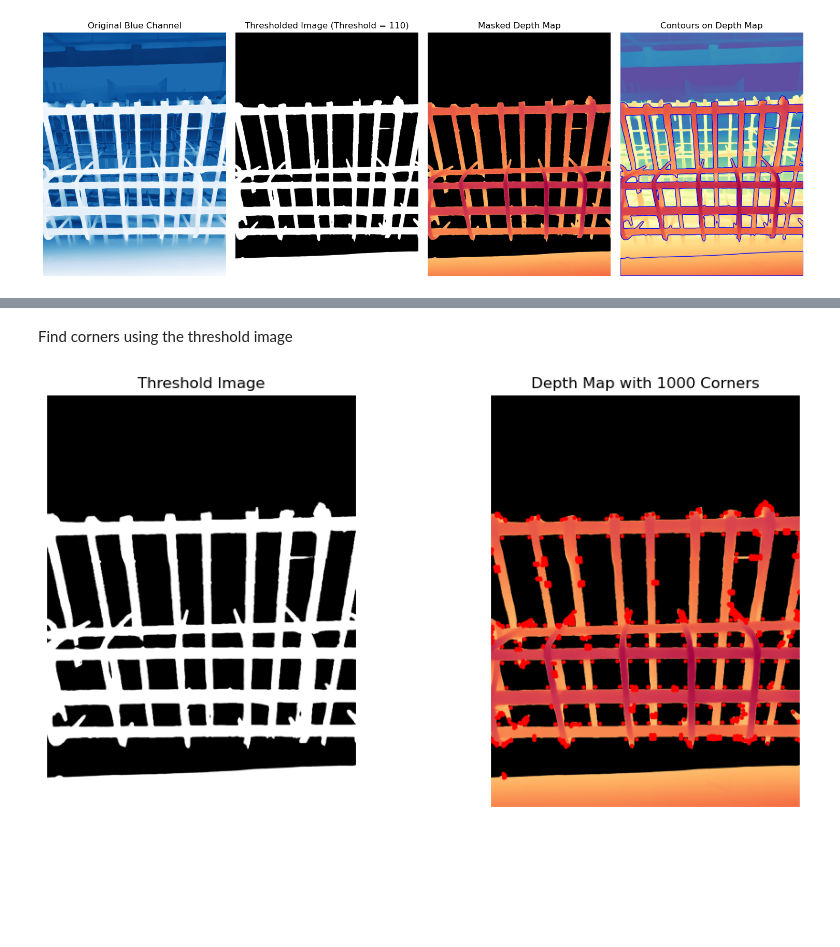
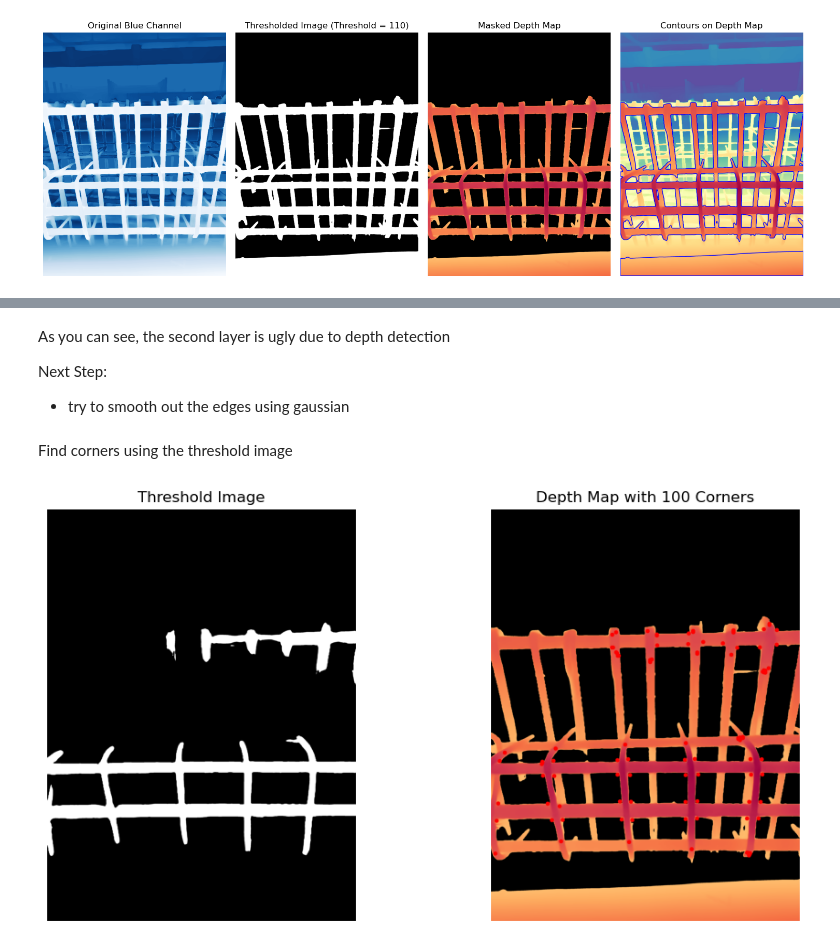
Before and after one commit to HsiaoHungKai/Depth_Models, a Jupyter notebook: corner_detection.ipynb, the cells around one changed output, grey strips where cells are left out. Saved outputs shown, nothing was run; the diff lists cells and outputs as text; code cells hidden in the pictures; blank space fills up the shorter version.

Commit message:
Layers separation

```diff
--- a/corner_detection.ipynb
+++ b/corner_detection.ipynb
@@ -99,3 +99,32 @@ plt.tight_layout()
 plt.show()
 # %% [output]
 [figure]
+# %%
+plt.figure(figsize=(15, 5))
+ncols = 3
+
+luminance = 0.299 * depth_map_masked[:,:,0] + 0.587 * depth_map_masked[:,:,1] + 0.114 * depth_map_masked[:,:,2]
+plt.subplot(1, ncols, 1)
+plt.imshow(luminance)
+plt.title('Standard Luminance\n(0.299R + 0.587G + 0.114B)')
+plt.colorbar()
+plt.axis('off')
+
+first_layer_range = (luminance >= 25) & (luminance < 125)  # Use & instead of and
+first_layer = first_layer_range.astype(np.uint8) * 255
+plt.subplot(1, ncols, 2)
+plt.imshow(first_layer, cmap='gray')
+plt.title('First Layer')
+plt.colorbar()
+plt.axis('off')
+
+second_layer_range = (luminance >= 125) & (luminance < 175)
+second_layer = second_layer_range.astype(np.uint8) * 255
+plt.subplot(1, ncols, 3)
+plt.imshow(second_layer, cmap='gray')
+plt.title('Second Layer')
+plt.colorbar()
+plt.axis('off')
+
+plt.tight_layout()
+plt.show()
@@ -102,32 +133,38 @@ plt.show()
+# %% [markdown]
+As you can see, the second layer is ugly due to depth detection
+
+Next Step:
+- try to smooth out the edges using gaussian
 # %% [markdown]
 Find corners using the threshold image
 # %%
 plt.figure(figsize=(15, 5))
+ncols = 3
 
 # First subplot - show threshold image
-plt.subplot(1, 3, 1)
-plt.imshow(thresh, cmap='gray')
+plt.subplot(1, ncols, 1)
+plt.imshow(first_layer, cmap='gray')
 plt.title('Threshold Image')
 plt.axis('off')
 
 # Detect corners
-corners = cv2.goodFeaturesToTrack(thresh, maxCorners=1000, qualityLevel=0.01, minDistance=10, blockSize=50)
+corners = cv2.goodFeaturesToTrack(first_layer, maxCorners=100, qualityLevel=0.01, minDistance=10, blockSize=50)
 corners = np.int0(corners)
 
 # Create a copy of depth_map to draw corners on
 depth_map_with_corners = depth_map_masked.copy()
 
 for corner in corners:
     x, y = corner.ravel()
     cv2.circle(depth_map_with_corners, (x, y), 20, (255, 0, 0), -1)  # Red circles, bigger size
 
 # Second subplot - show depth map with corners (RGB, not grayscale)
-plt.subplot(1, 3, 2)
+plt.subplot(1, ncols, 2)
 plt.imshow(depth_map_with_corners)  # Remove cmap='gray' for RGB image
 plt.title(f'Depth Map with {len(corners)} Corners')
 plt.axis('off')
 
 plt.tight_layout()
 plt.show()
 # %% [output]
-[figure, old version]
+[figure, new version]
```
Also changed, not shown: parts of 1 cell of this notebook.
